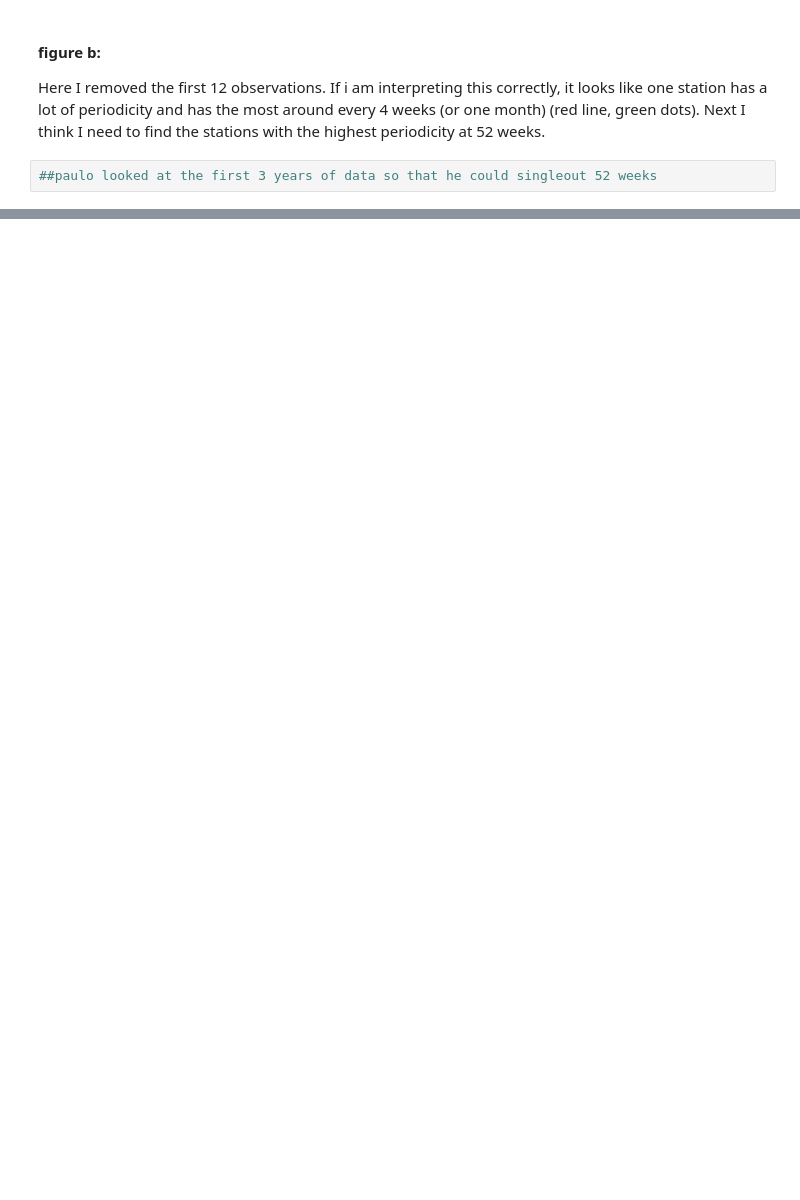
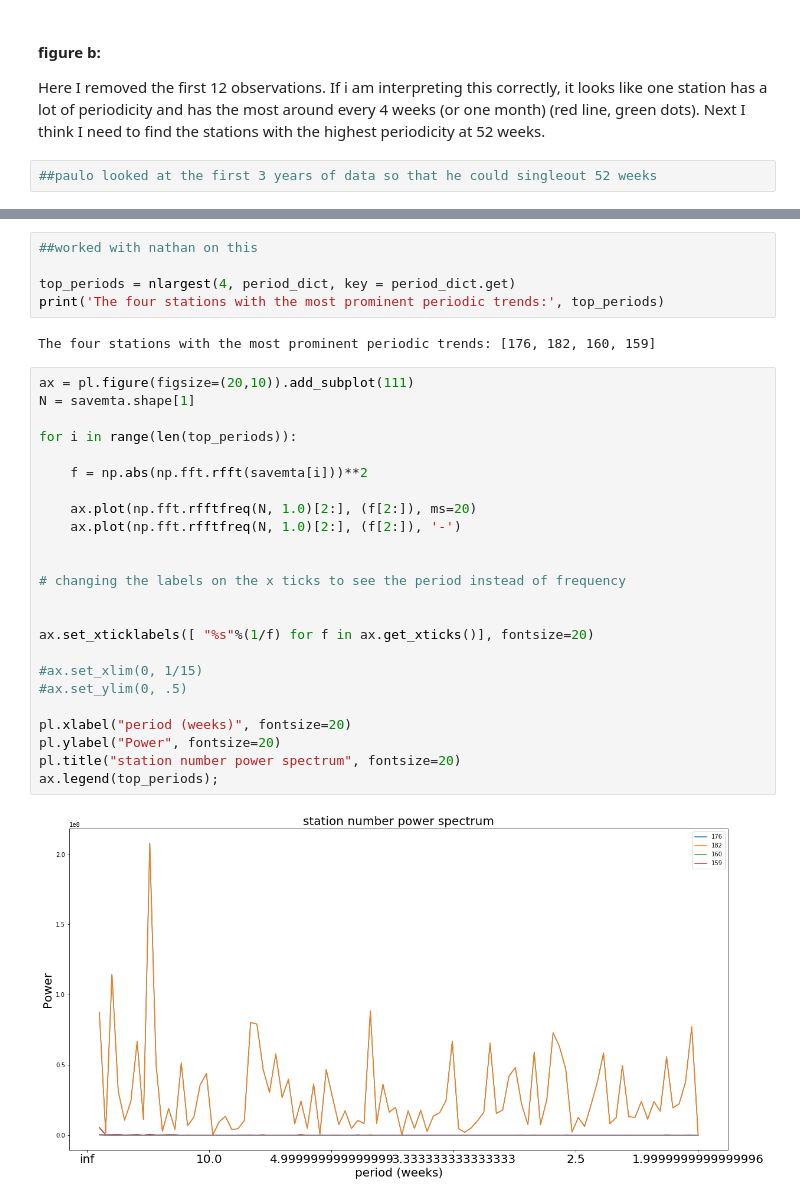
Before and after one commit to katievoo/PUI2018_kv871, a Jupyter notebook: HW12_kv871/HW12_Assignment1_kv871.ipynb, the cells around one changed output, grey strips where cells are left out. Drawn from its saved outputs; the diff is of its cells as text; blank space fills up the shorter version.

```diff
--- a/HW12_kv871/HW12_Assignment1_kv871.ipynb
+++ b/HW12_kv871/HW12_Assignment1_kv871.ipynb
@@ -175,0 +202,33 @@ pl.title("Card type power spectrum", fontsize=20);
+# %%
+##worked with nathan on this
+
+top_periods = nlargest(4, period_dict, key = period_dict.get)
+print('The four stations with the most prominent periodic trends:', top_periods)
+# %% [output]
+The four stations with the most prominent periodic trends: [176, 182, 160, 159]
+# %%
+ax = pl.figure(figsize=(20,10)).add_subplot(111)
+N = savemta.shape[1]
+
+for i in range(len(top_periods)):
+
+    f = np.abs(np.fft.rfft(savemta[i]))**2
+
+    ax.plot(np.fft.rfftfreq(N, 1.0)[2:], (f[2:]), ms=20)
+    ax.plot(np.fft.rfftfreq(N, 1.0)[2:], (f[2:]), '-')
+
+
+# changing the labels on the x ticks to see the period instead of frequency
+
+
+ax.set_xticklabels([ "%s"%(1/f) for f in ax.get_xticks()], fontsize=20)
+
+#ax.set_xlim(0, 1/15)
+#ax.set_ylim(0, .5)
+
+pl.xlabel("period (weeks)", fontsize=20)
+pl.ylabel("Power", fontsize=20)
+pl.title("station number power spectrum", fontsize=20)
+ax.legend(top_periods);
+# %% [output]
+[figure, added]
```
Also changed, not shown: parts of 6 cells of this notebook.
